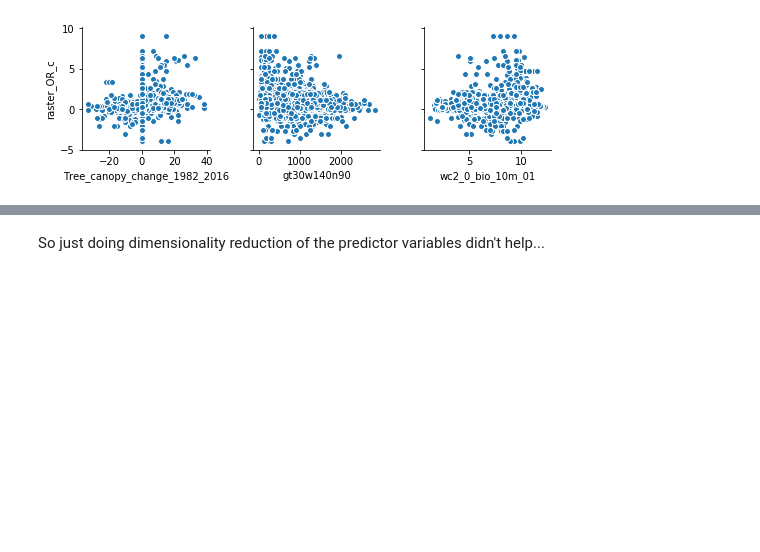
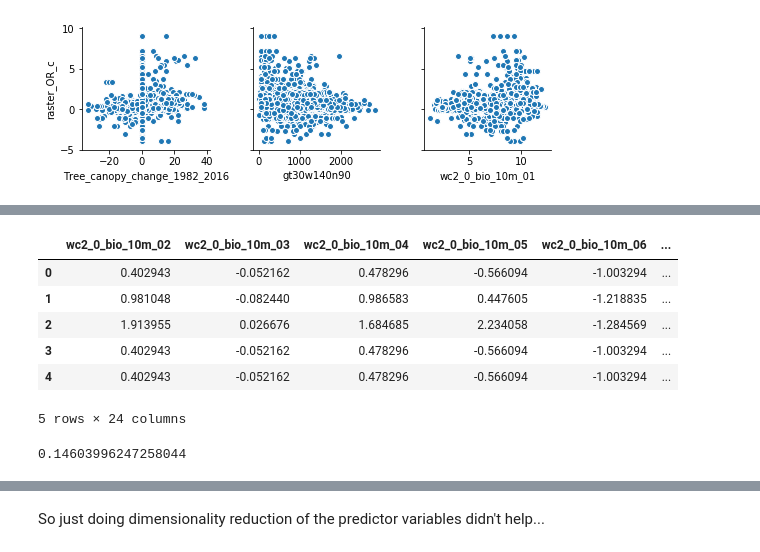
Before and after one commit to nataliamush/carbon-sequestration-fa18, a Jupyter notebook: natalia_model_building.ipynb, the cells around one changed output, grey strips where cells are left out. Cells and saved outputs as stored; diff of their text form; code cells hidden in the pictures; blank space fills up the shorter version.

```diff
--- a/natalia_model_building.ipynb
+++ b/natalia_model_building.ipynb
@@ -60,3 +92,30 @@ sns.pairplot(data=cleaner, y_vars=['raster_OR_c'], x_vars = full_data.columns[24
+# %%
+X = cleaner.iloc[:, 0:23]
+standard_X = pd.DataFrame(preprocessing.scale(X))
+# cleaner['raster_OR_c']
+standard_X['target'] = cleaner['raster_OR_c']
+standard_X.columns = cleaner.columns
+standard_X.head()
+# %% [output]
+|  | wc2_0_bio_10m_02 | wc2_0_bio_10m_03 | wc2_0_bio_10m_04 | wc2_0_bio_10m_05 | wc2_0_bio_10m_06 | ... |
+| 0 | 0.402943 | -0.052162 | 0.478296 | -0.566094 | -1.003294 | ... |
+| 1 | 0.981048 | -0.082440 | 0.986583 | 0.447605 | -1.218835 | ... |
+| 2 | 1.913955 | 0.026676 | 1.684685 | 2.234058 | -1.284569 | ... |
+| 3 | 0.402943 | -0.052162 | 0.478296 | -0.566094 | -1.003294 | ... |
+| 4 | 0.402943 | -0.052162 | 0.478296 | -0.566094 | -1.003294 | ... |
+5 rows × 24 columns
+# %%
+#First approach, with standardized data
+pca = sklearn.decomposition.PCA(n_components=5)
+pca.fit(cleaner.iloc[:,0:23])
+small = pca.transform(standard_X.iloc[:,0:23])
+train_pca = pd.DataFrame(small)
+X_train, X_test, y_train, y_test = sklearn.model_selection.train_test_split(train_pca, cleaner.iloc[:,23], test_size=0.2)
+model = sklearn.linear_model.LinearRegression()
+model.fit(X_train, y_train)
+model.score(X_train, y_train)
+# %% [output]
+0.14603996247258044
 # %%
 #this was a first approach, attempting to use all the data, without any intelligence in picking variables
 pca = sklearn.decomposition.PCA(n_components=5)
```
Also changed, not shown: parts of 28 cells of this notebook.
